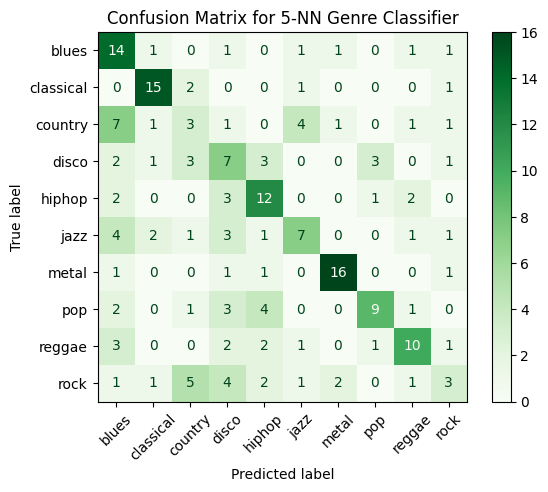
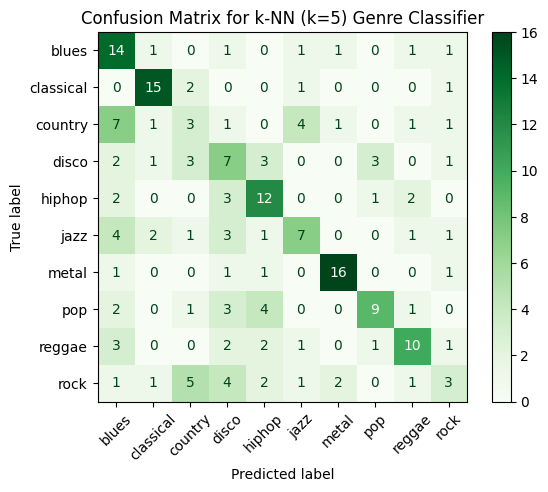
Code edit (unified diff) that turned the first committed figure into the second:
--- before
+++ after
@@ -1,2 +1,4 @@
+feature_columns_new = ["spectral_rolloff_mean","mfcc_1_mean","spectral_centroid_mean", "rmse_var"]
+
 #Dataset with features including rmse_var
 feature_train = train_dataset[feature_columns_new]
@@ -10,5 +12,5 @@
 feature_test = scaler.transform(feature_test)
 
-#Train model with 5-NN
+#Train model with k-NN (k=5)
 knn_classifier = KNeighborsClassifier(n_neighbors=5)
 knn_classifier.fit(feature_train,target_train)
@@ -17,9 +19,9 @@
 target_predict = knn_classifier.predict(feature_test)
 accuracy = accuracy_score(target_test, target_predict)
-print (f"Test accuracy for 5-NN classifier: {accuracy}")
+print (f"Test accuracy for k-NN (k=5) classifier: {accuracy}")
 print(classification_report(target_test, target_predict))
 
 #Plot confusion matrix
 ConfusionMatrixDisplay.from_predictions(target_test, target_predict, xticks_rotation=45,cmap="Greens")
-plt.title("Confusion Matrix for 5-NN Genre Classifier")
+plt.title("Confusion Matrix for k-NN (k=5) Genre Classifier")
 plt.show()

Commit: Fixed TrackID for Task 4 kNN classifier